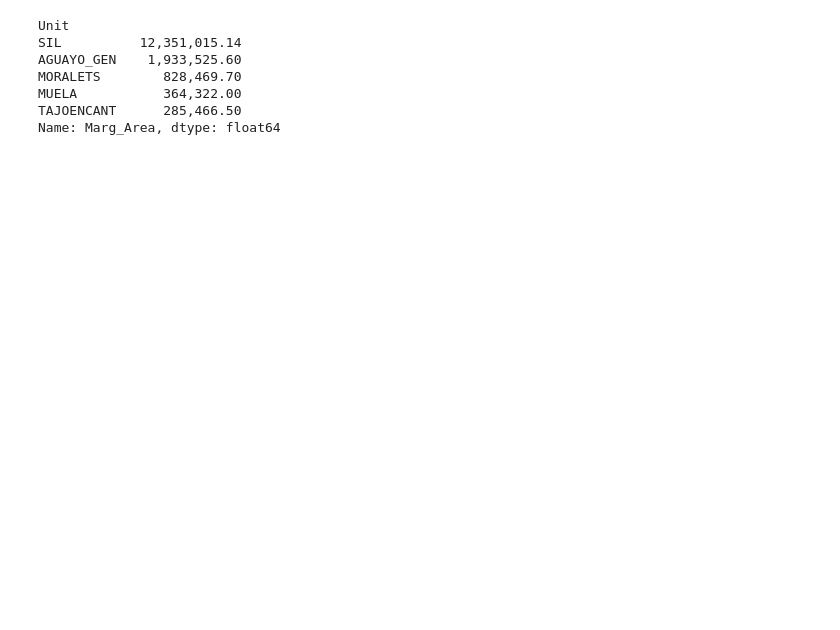
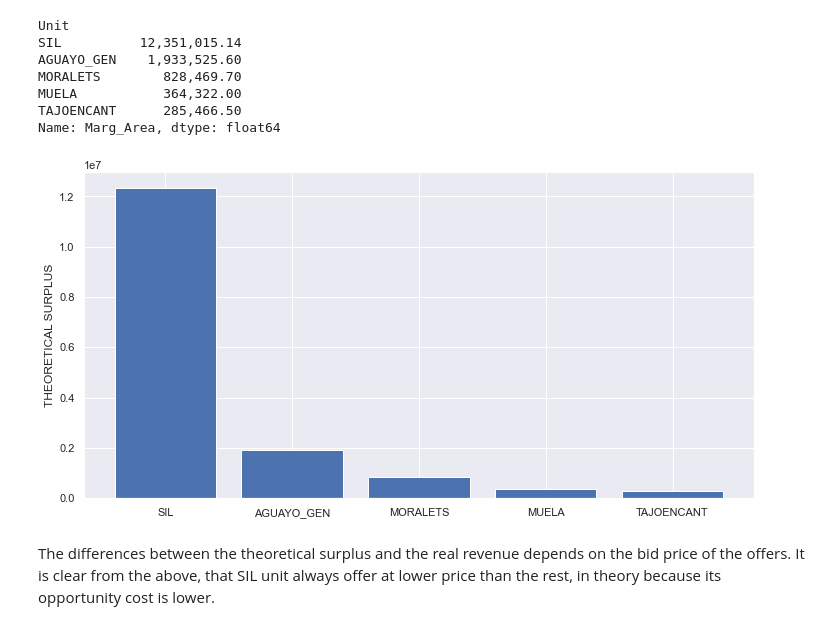
Before and after one commit to luisdelpozo/TFM, a Jupyter notebook: 30_UNIT_Bid_Comparison.ipynb, the cells around one changed output. Cells and saved outputs as stored; diff of their text form; code cells hidden in the pictures; blank space fills up the shorter version.

```diff
--- a/30_UNIT_Bid_Comparison.ipynb
+++ b/30_UNIT_Bid_Comparison.ipynb
@@ -772,3 +795,16 @@ MORALETS        828,469.70
 MUELA           364,322.00
 TAJOENCANT      285,466.50
 Name: Marg_Area, dtype: float64
+# %%
+plt.figure().set_size_inches(12,6)
+
+ys = df_units_hyd_sel.groupby('Unit')['Marg_Area'].sum().sort_values(ascending=False).tolist()
+labels = df_units_hyd_sel.groupby('Unit')['Marg_Area'].sum().sort_values(ascending=False).index.tolist()
+xs = range(len(ys))
+plt.bar(xs, ys);
+plt.xticks(xs, labels);
+plt.ylabel('THEORETICAL SURPLUS');
+# %% [output]
+[figure, added]
+# %% [markdown]
+The differences between the theoretical surplus and the real revenue depends on the bid price of the offers. It is clear from the above, that SIL unit always offer at lower price than the rest, in theory because its opportunity cost is lower.
```
Also changed, not shown: parts of 8 cells of this notebook, 2 other files.
